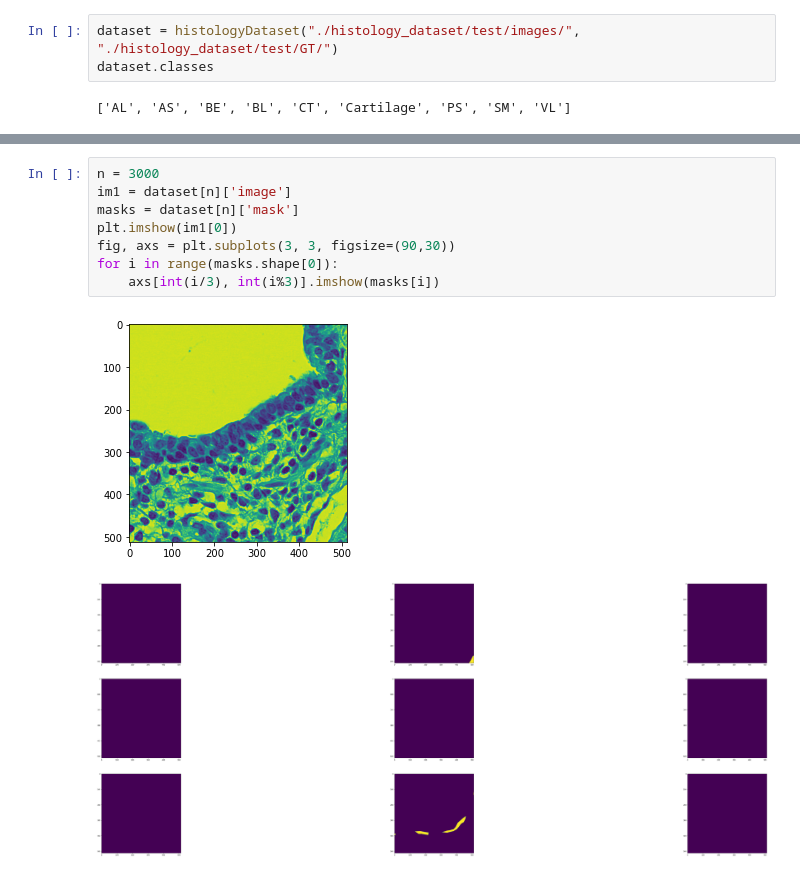
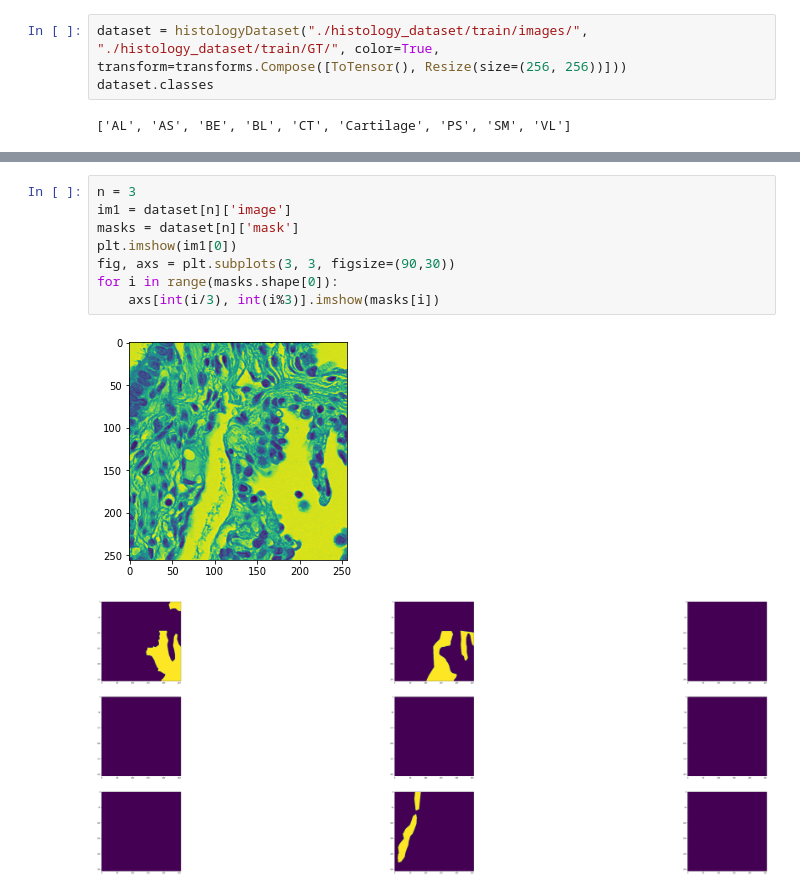
Before and after one commit to sriram98v/histology_segmentation, a Jupyter notebook: Model_eval.ipynb, the cells around one changed output, grey strips where cells are left out. Saved outputs shown, nothing was run; the diff lists cells and outputs as text.

```diff
--- a/Model_eval.ipynb
+++ b/Model_eval.ipynb
@@ -15,5 +19,5 @@ import matplotlib.pyplot as plt
 # %%
-dataset = histologyDataset("./histology_dataset/test/images/", "./histology_dataset/test/GT/")
+dataset = histologyDataset("./histology_dataset/train/images/", "./histology_dataset/train/GT/", color=True, transform=transforms.Compose([ToTensor(), Resize(size=(256, 256))]))
 dataset.classes
 # %% [output]
 ['AL', 'AS', 'BE', 'BL', 'CT', 'Cartilage', 'PS', 'SM', 'VL']
@@ -33,14 +63,14 @@ model.eval()
 # %%
-n = 3000
+n = 3
 im1 = dataset[n]['image']
 masks = dataset[n]['mask']
 plt.imshow(im1[0])
 fig, axs = plt.subplots(3, 3, figsize=(90,30))
 for i in range(masks.shape[0]):
     axs[int(i/3), int(i%3)].imshow(masks[i])
 # %% [output]
-[figure, old version]
+[figure, new version]
-[figure, old version]
+[figure, new version]
 # %%
 plt.imshow(im1[0])
 im1 = torch.unsqueeze(im1, 0).to(device=device)
```
Also changed, not shown: parts of 6 cells of this notebook, 15 other files.
